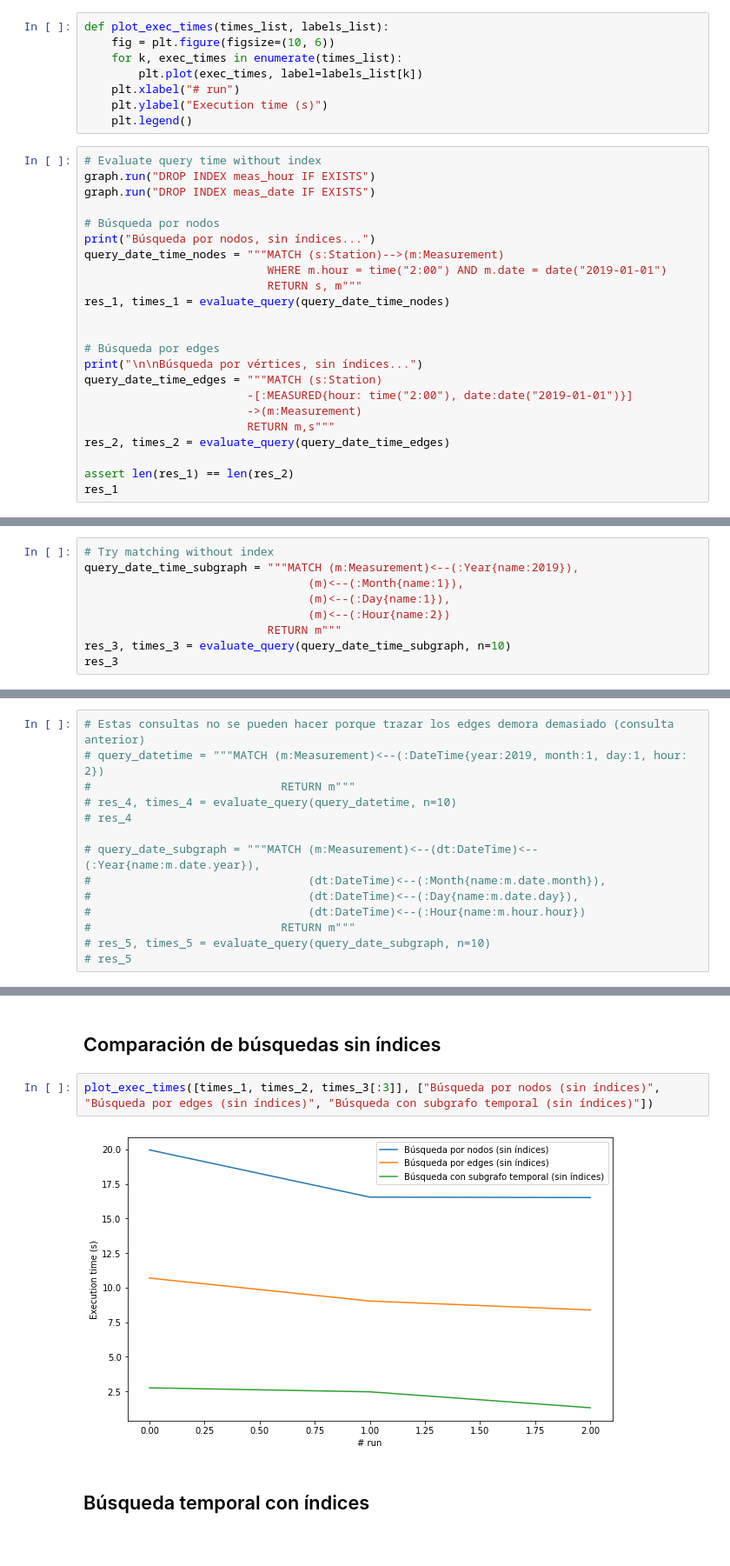
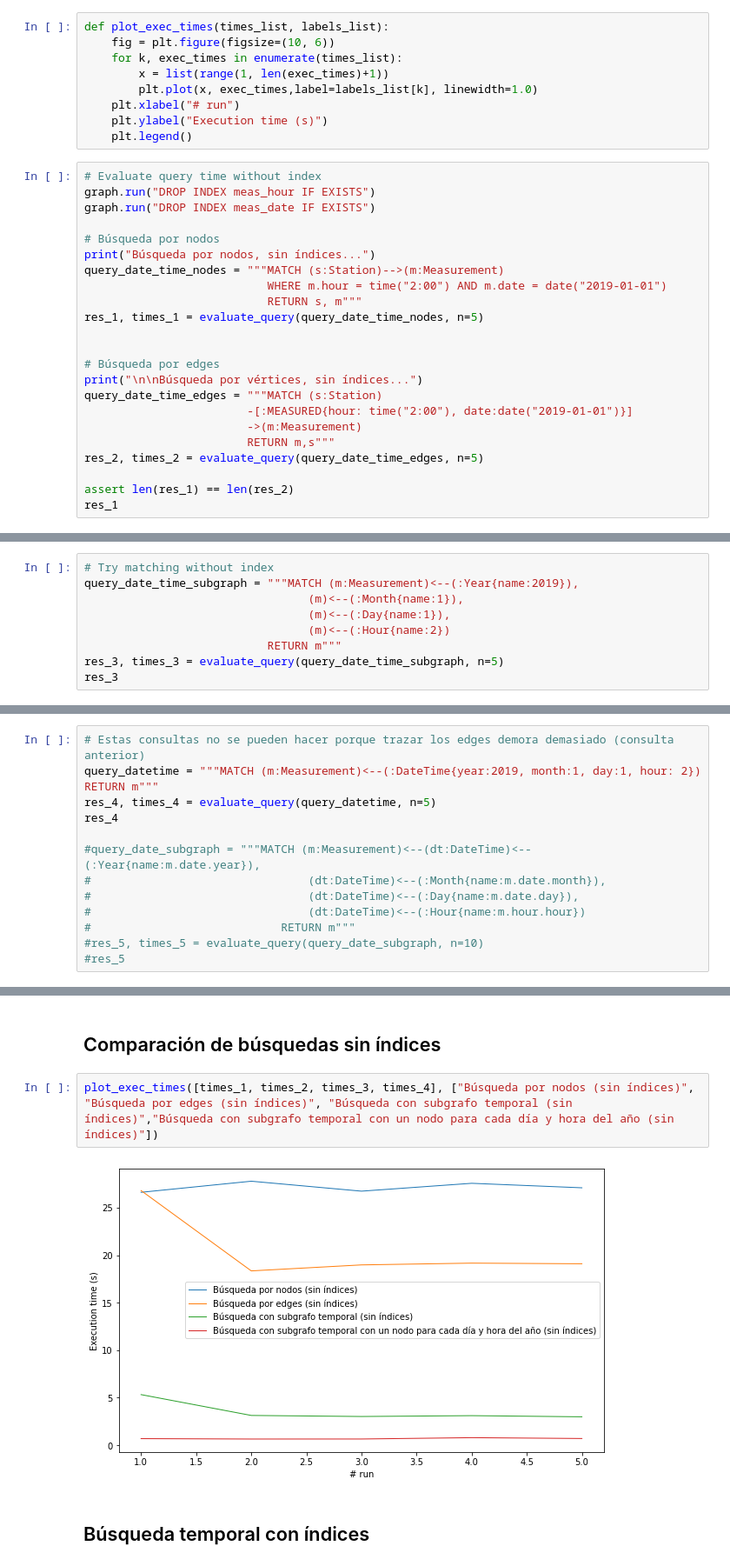
Before and after one commit to DonBraulio/WeatherGraphDB, a Jupyter notebook: BDNR2022_Proyecto_Final.ipynb, the cells around one changed output, grey strips where cells are left out. Shown at 87% size. Saved outputs shown, nothing was run; the diff lists cells and outputs as text.

Commit message:
Calculo con DateTime y con creación de edge de distancias en Espacial

```diff
--- a/BDNR2022_Proyecto_Final.ipynb
+++ b/BDNR2022_Proyecto_Final.ipynb
@@ -64,7 +64,8 @@ def evaluate_query(query, n=3):
 def plot_exec_times(times_list, labels_list):
     fig = plt.figure(figsize=(10, 6))
     for k, exec_times in enumerate(times_list):
-        plt.plot(exec_times, label=labels_list[k])
+        x = list(range(1, len(exec_times)+1))
+        plt.plot(x, exec_times,label=labels_list[k], linewidth=1.0)
     plt.xlabel("# run")
     plt.ylabel("Execution time (s)")
     plt.legend()
@@ -78,7 +79,7 @@ print("Búsqueda por nodos, sin índices...")
 query_date_time_nodes = """MATCH (s:Station)-->(m:Measurement)
                            WHERE m.hour = time("2:00") AND m.date = date("2019-01-01")
                            RETURN s, m"""
-res_1, times_1 = evaluate_query(query_date_time_nodes)
+res_1, times_1 = evaluate_query(query_date_time_nodes, n=5)
 
 
 # Búsqueda por edges
@@ -87,7 +88,7 @@ query_date_time_edges = """MATCH (s:Station)
                         -[:MEASURED{hour: time("2:00"), date:date("2019-01-01")}]
                         ->(m:Measurement)
                         RETURN m,s"""
-res_2, times_2 = evaluate_query(query_date_time_edges)
+res_2, times_2 = evaluate_query(query_date_time_edges, n=5)
 
 assert len(res_1) == len(res_2)
 res_1
@@ -190,6 +191,6 @@ query_date_time_subgraph = """MATCH (m:Measurement)<--(:Year{name:2019}),
                                  (m)<--(:Day{name:1}),
                                  (m)<--(:Hour{name:2})
                            RETURN m"""
-res_3, times_3 = evaluate_query(query_date_time_subgraph, n=10)
+res_3, times_3 = evaluate_query(query_date_time_subgraph, n=5)
 res_3
 # %% [output]
@@ -282,14 +285,13 @@ graph.run("""MATCH (meas:Measurement)
 # %%
 # Estas consultas no se pueden hacer porque trazar los edges demora demasiado (consulta anterior)
-# query_datetime = """MATCH (m:Measurement)<--(:DateTime{year:2019, month:1, day:1, hour: 2})
-#                            RETURN m"""
-# res_4, times_4 = evaluate_query(query_datetime, n=10)
-# res_4
+query_datetime = """MATCH (m:Measurement)<--(:DateTime{year:2019, month:1, day:1, hour: 2}) RETURN m"""
+res_4, times_4 = evaluate_query(query_datetime, n=5)
+res_4
 
-# query_date_subgraph = """MATCH (m:Measurement)<--(dt:DateTime)<--(:Year{name:m.date.year}),
+#query_date_subgraph = """MATCH (m:Measurement)<--(dt:DateTime)<--(:Year{name:m.date.year}),
 #                                (dt:DateTime)<--(:Month{name:m.date.month}),
 #                                (dt:DateTime)<--(:Day{name:m.date.day}),
 #                                (dt:DateTime)<--(:Hour{name:m.hour.hour})
 #                            RETURN m"""
-# res_5, times_5 = evaluate_query(query_date_subgraph, n=10)
-# res_5
+#res_5, times_5 = evaluate_query(query_date_subgraph, n=10)
+#res_5
@@ -296,9 +314,9 @@ graph.run("""MATCH (meas:Measurement)
 # %% [markdown]
 ## Comparación de búsquedas sin índices
 # %%
-plot_exec_times([times_1, times_2, times_3[:3]], ["Búsqueda por nodos (sin índices)", "Búsqueda por edges (sin índices)", "Búsqueda con subgrafo temporal (sin índices)"])
+plot_exec_times([times_1, times_2, times_3, times_4], ["Búsqueda por nodos (sin índices)", "Búsqueda por edges (sin índices)", "Búsqueda con subgrafo temporal (sin índices)","Búsqueda con subgrafo temporal con un nodo para cada día y hora del año (sin índices)"])
 # %% [output]
-[figure, old version]
+[figure, new version]
 # %% [markdown]
 ## Búsqueda temporal con índices
 # %%
```
Also changed, not shown: parts of 11 cells of this notebook.
